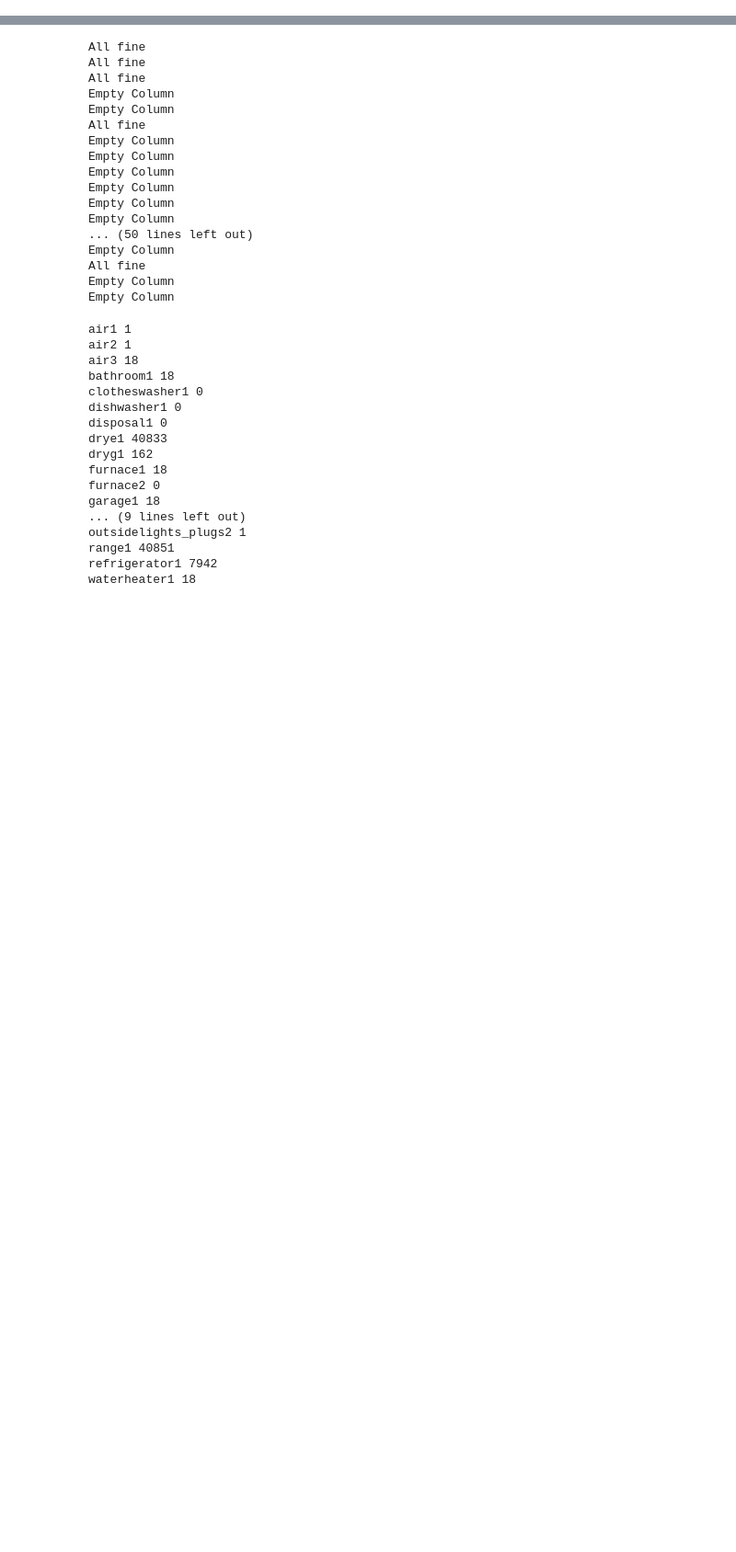
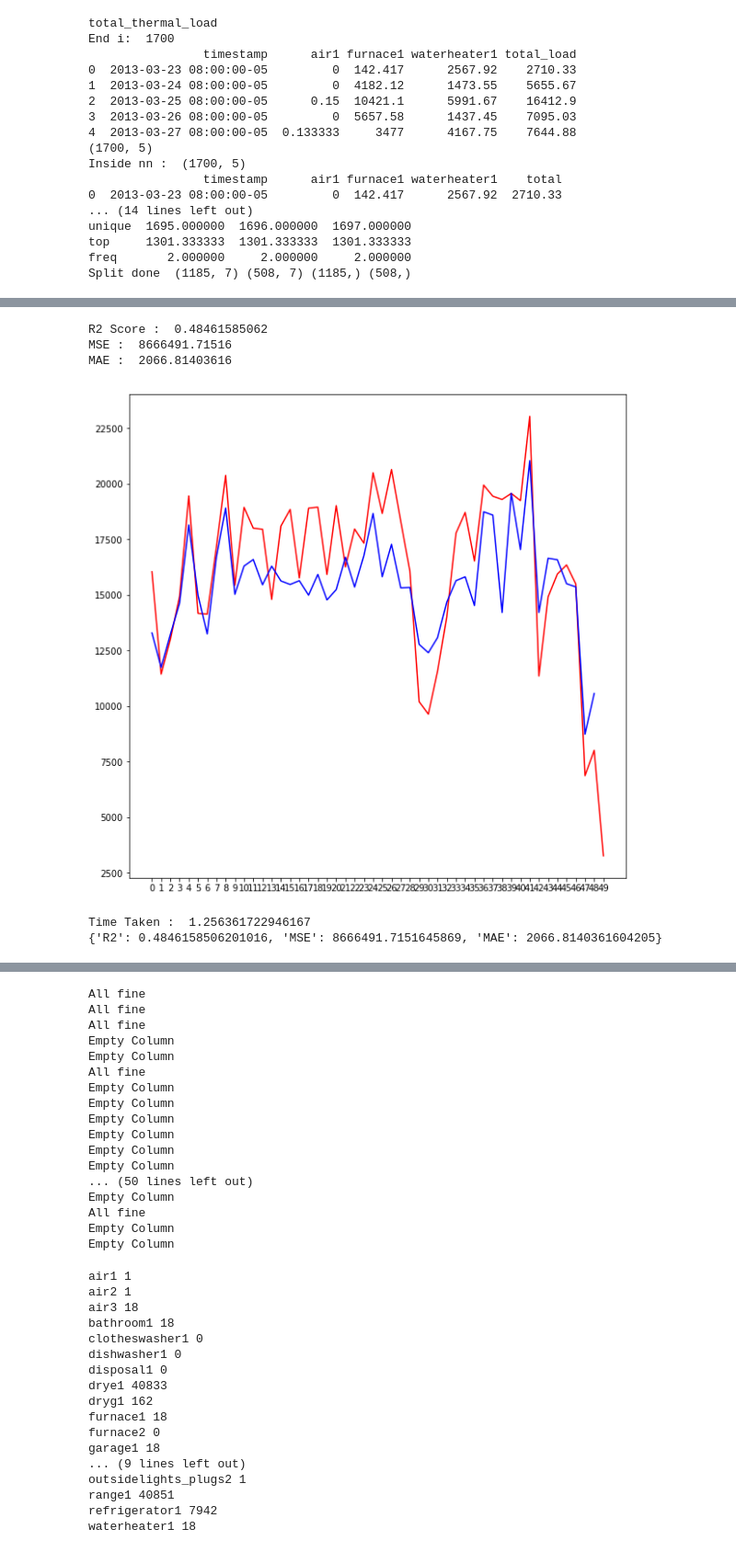
Before and after one commit to adithya8/loadPrediction, a Jupyter notebook: dataport_1632-Copy1.ipynb, the cells around one changed output, grey strips where cells are left out. Shown at 92% size. Drawn from its saved outputs; the diff is of its cells as text; code cells hidden in the pictures; blank space fills up the shorter version.

```diff
--- a/dataport_1632-Copy1.ipynb
+++ b/dataport_1632-Copy1.ipynb
@@ -139,3 +153,39 @@ def nn_model(localdf,localdict,times,metric,num_cols,hour_day):
 
                 plot_test(y_test,y_pred,0,50)
     return localdict,y_test,y_pred
+# %%
+'''
+Running extra trees regressor considering only 'air1','furnace1' and 'heater1'.
+
+When run on all the columns,
+
+    R2 Score :  0.655251774638
+    MSE :  11932325.3493
+    MAE :  2530.18096515
+'''
+thermal_dict1 = {}
+model_history1 = {}
+ti = time.time()
+thermal_dict1,y_test1,y_pred1 = nn_model(df_thermal,thermal_dict,1,"mean_squared_error",7,day_hour)
+tf = time.time()
+
+print ("Time Taken : ",tf-ti)
+print (thermal_dict1)
+# %% [output]
+total_thermal_load
+End i:  1700
+                timestamp      air1 furnace1 waterheater1 total_load
+0  2013-03-23 08:00:00-05         0  142.417      2567.92    2710.33
+1  2013-03-24 08:00:00-05         0  4182.12      1473.55    5655.67
+2  2013-03-25 08:00:00-05      0.15  10421.1      5991.67    16412.9
+3  2013-03-26 08:00:00-05         0  5657.58      1437.45    7095.03
+4  2013-03-27 08:00:00-05  0.133333     3477      4167.75    7644.88
+(1700, 5)
+Inside nn :  (1700, 5)
+                timestamp      air1 furnace1 waterheater1    total
+0  2013-03-23 08:00:00-05         0  142.417      2567.92  2710.33
+... (14 lines left out)
+unique  1695.000000  1696.000000  1697.000000
+top     1301.333333  1301.333333  1301.333333
+freq       2.000000     2.000000     2.000000
+Split done  (1185, 7) (508, 7) (1185,) (508,)
@@ -141,0 +194,6 @@ def nn_model(localdf,localdict,times,metric,num_cols,hour_day):
+R2 Score :  0.48461585062
+MSE :  8666491.71516
+MAE :  2066.81403616
+[figure, added]
+Time Taken :  1.256361722946167
+{'R2': 0.4846158506201016, 'MSE': 8666491.7151645869, 'MAE': 2066.8140361604205}
```
Also changed, not shown: parts of 26 cells of this notebook, 1 other file.
